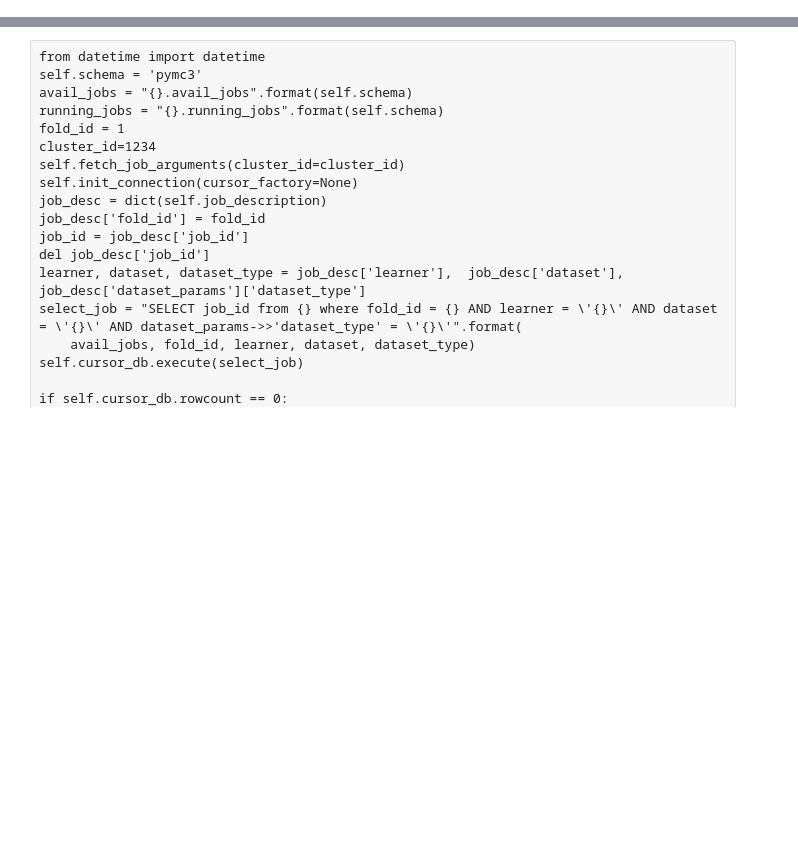
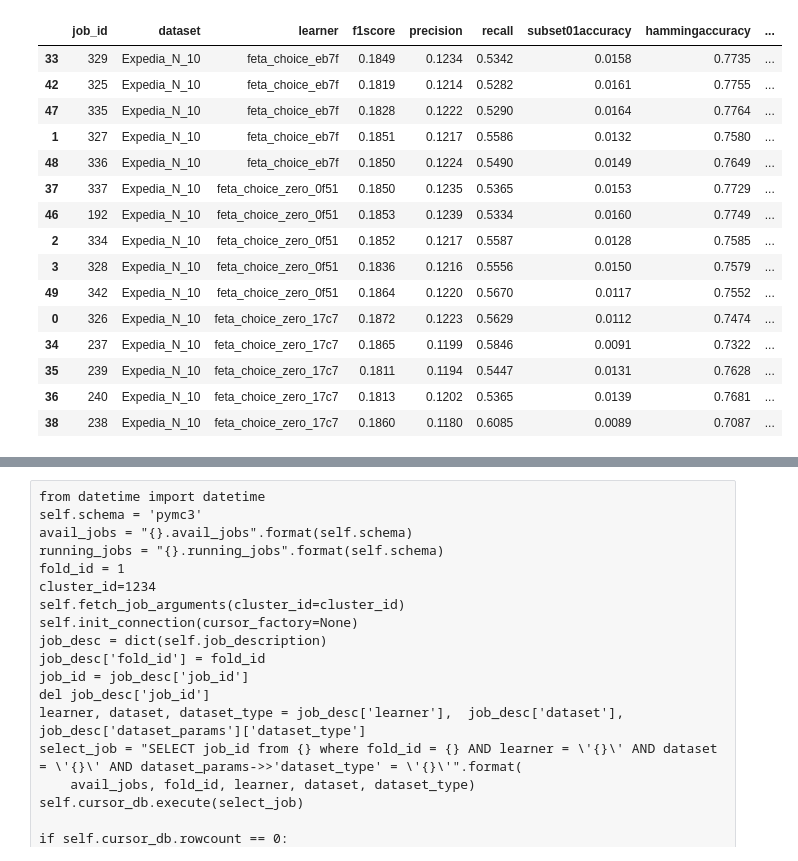
Before and after one commit to kiudee/cs-ranking, a Jupyter notebook: experiments/result_choice.ipynb, the cells around one changed output, grey strips where cells are left out. Saved outputs shown, nothing was run; the diff lists cells and outputs as text; code cells hidden in the pictures; blank space fills up the shorter version.

```diff
--- a/experiments/result_choice.ipynb
+++ b/experiments/result_choice.ipynb
@@ -13,14 +21,17 @@ import numpy as np
 # %%
 DIR_PATH = os.path.dirname(os.path.abspath(inspect.getfile(inspect.currentframe())))
-log_path = os.path.join(DIR_PATH, 'results.log')
-setup_logging(log_path=log_path)
+log_path = os.path.join(DIR_PATH, 'logs', 'results_choice.log')
+FOLDER = "journalresults"
+latex_path = os.path.join(DIR_PATH, FOLDER, 'choice_functions.tex')
+df_path_combined = os.path.join(DIR_PATH, FOLDER , "ChoiceFunctions.csv")
+
+setup_logging(log_path=log_path, level=logging.ERROR)
 logger = logging.getLogger('ResultParsing')
-learning_problem = "choice_function"
-schema = "choice_functions"
 datasets = ['synthetic_choice', 'mnist_choice', 'letor_choice', 'exp_choice']
+
+learning_problem = CHOICE_FUNCTION
+learning_model =  learners_map[learning_problem]
 keys = list(lp_metric_dict[learning_problem].keys())
-keys[-1] = keys[-1].format(6)
 metrics = ', '.join([x.lower() for x in keys])
 models = ['FETA-Net', 'FATE-Net', 'RankNet-Choice', 'PairwiseSVM', 'GeneralizedLinearModel', "RandomGuessing", "FATE-Linear", "FETA-Linear"]
-Dlower = [d.upper() for d in CHOICE_FUNCTIONS]
-models_dict = dict(zip(Dlower, models))
+models_dict = dict(zip(CHOICE_FUNCTIONS, models))
@@ -245,0 +38,23 @@ def create_combined_dfs(DATASET, latex_row=False):
+# %%
+d = datasets[-1]
+df, cols = get_results_for_dataset(d, logger, learning_problem, False)
+df = df.sort_values(by=['dataset', 'learner'], ascending=[True, True])
+df = df[df['learner'].str.contains('feta_choice')]
+df.sort_values(by='learner')
+# %% [output]
+|  | job_id | dataset | learner | f1score | precision | recall | subset01accuracy | hammingaccuracy | ... |
+| 33 | 329 | Expedia_N_10 | feta_choice_eb7f | 0.1849 | 0.1234 | 0.5342 | 0.0158 | 0.7735 | ... |
+| 42 | 325 | Expedia_N_10 | feta_choice_eb7f | 0.1819 | 0.1214 | 0.5282 | 0.0161 | 0.7755 | ... |
+| 47 | 335 | Expedia_N_10 | feta_choice_eb7f | 0.1828 | 0.1222 | 0.5290 | 0.0164 | 0.7764 | ... |
+| 1 | 327 | Expedia_N_10 | feta_choice_eb7f | 0.1851 | 0.1217 | 0.5586 | 0.0132 | 0.7580 | ... |
+| 48 | 336 | Expedia_N_10 | feta_choice_eb7f | 0.1850 | 0.1224 | 0.5490 | 0.0149 | 0.7649 | ... |
+| 37 | 337 | Expedia_N_10 | feta_choice_zero_0f51 | 0.1850 | 0.1235 | 0.5365 | 0.0153 | 0.7729 | ... |
+| 46 | 192 | Expedia_N_10 | feta_choice_zero_0f51 | 0.1853 | 0.1239 | 0.5334 | 0.0160 | 0.7749 | ... |
+| 2 | 334 | Expedia_N_10 | feta_choice_zero_0f51 | 0.1852 | 0.1217 | 0.5587 | 0.0128 | 0.7585 | ... |
+| 3 | 328 | Expedia_N_10 | feta_choice_zero_0f51 | 0.1836 | 0.1216 | 0.5556 | 0.0150 | 0.7579 | ... |
+| 49 | 342 | Expedia_N_10 | feta_choice_zero_0f51 | 0.1864 | 0.1220 | 0.5670 | 0.0117 | 0.7552 | ... |
+| 0 | 326 | Expedia_N_10 | feta_choice_zero_17c7 | 0.1872 | 0.1223 | 0.5629 | 0.0112 | 0.7474 | ... |
+| 34 | 237 | Expedia_N_10 | feta_choice_zero_17c7 | 0.1865 | 0.1199 | 0.5846 | 0.0091 | 0.7322 | ... |
+| 35 | 239 | Expedia_N_10 | feta_choice_zero_17c7 | 0.1811 | 0.1194 | 0.5447 | 0.0131 | 0.7628 | ... |
+| 36 | 240 | Expedia_N_10 | feta_choice_zero_17c7 | 0.1813 | 0.1202 | 0.5365 | 0.0139 | 0.7681 | ... |
+| 38 | 238 | Expedia_N_10 | feta_choice_zero_17c7 | 0.1860 | 0.1180 | 0.6085 | 0.0089 | 0.7087 | ... |
```
Also changed, not shown: parts of 15 cells of this notebook, 10 other files.
